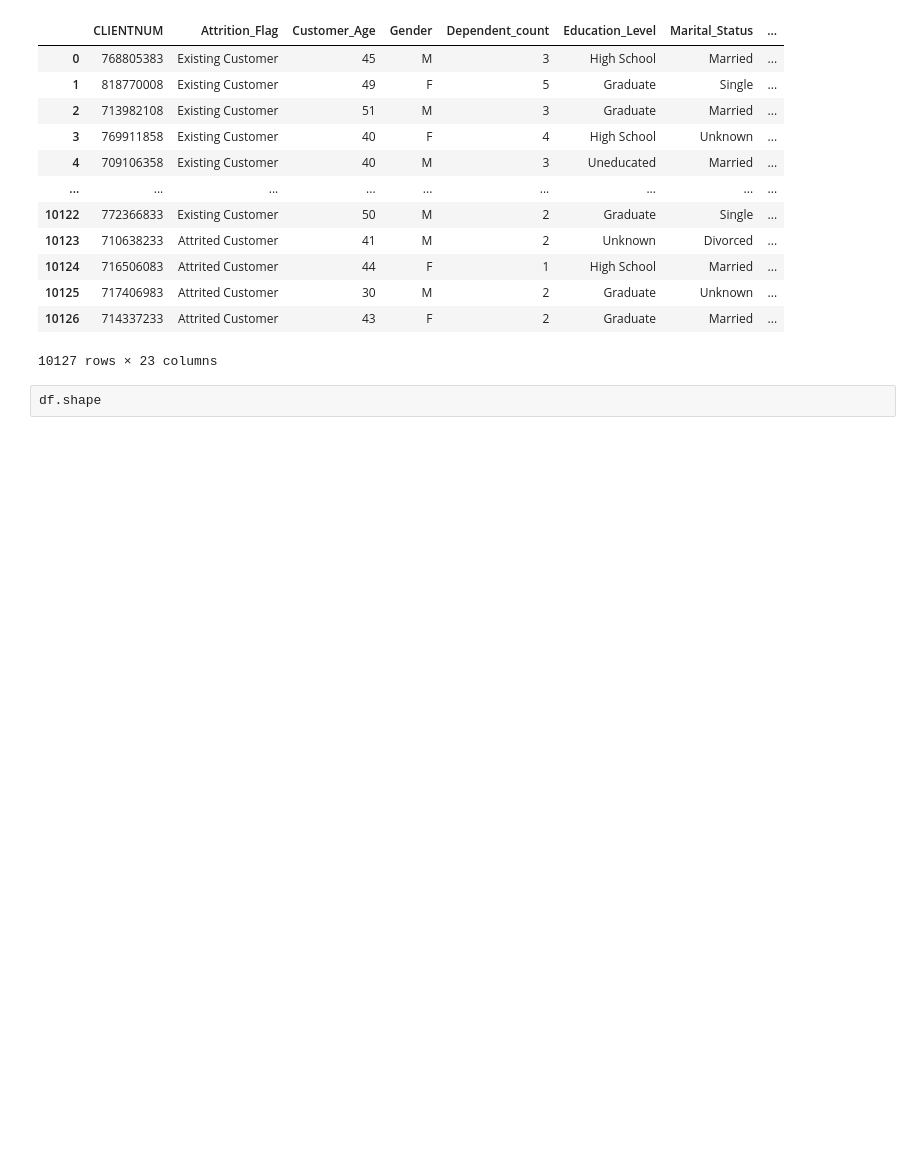
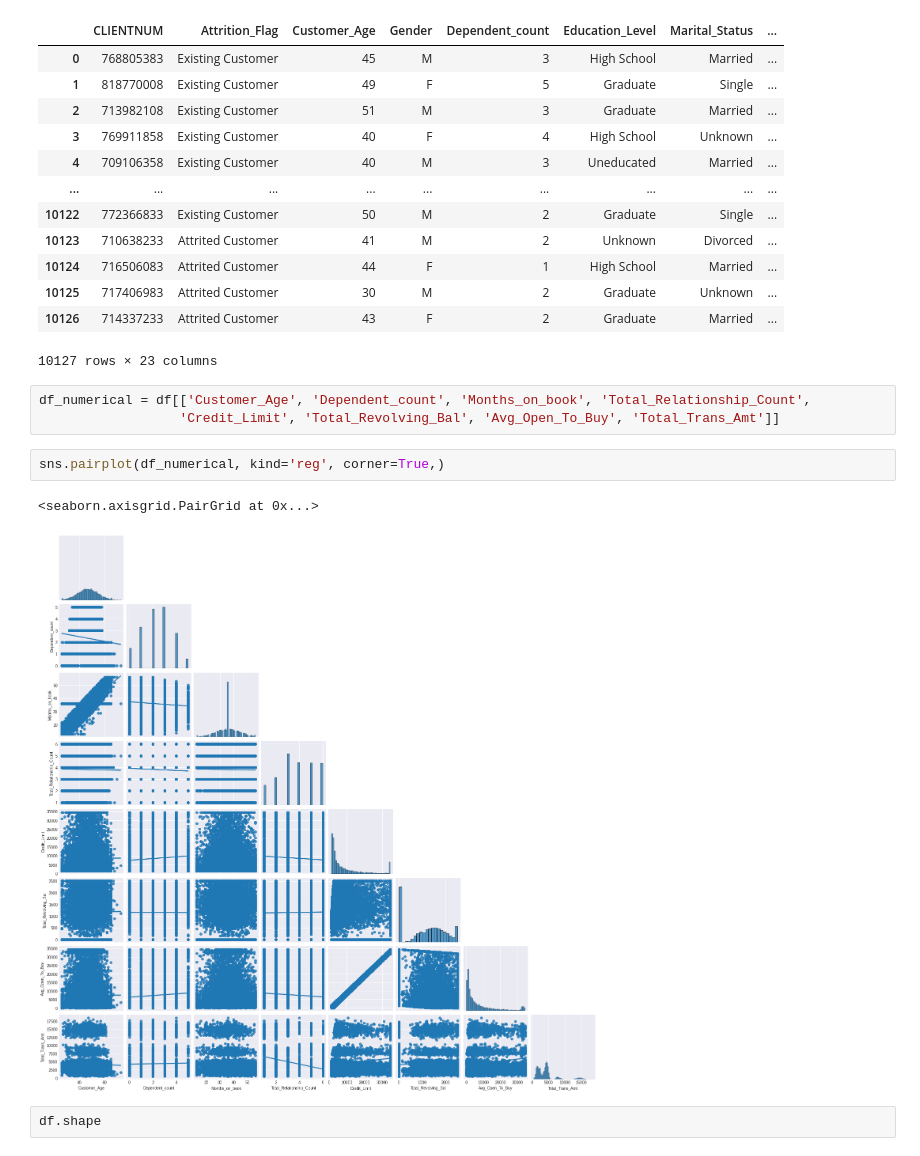
Before and after one commit to suphaporn7041/Data-analyst, a Jupyter notebook: BankChurners.ipynb, the cells around one changed output. Saved outputs shown, nothing was run; the diff lists cells and outputs as text; blank space fills up the shorter version.

```diff
--- a/BankChurners.ipynb
+++ b/BankChurners.ipynb
@@ -61,6 +57,14 @@ df
 | 10125 | 717406983 | Attrited Customer | 30 | M | 2 | Graduate | Unknown | ... |
 | 10126 | 714337233 | Attrited Customer | 43 | F | 2 | Graduate | Married | ... |
 10127 rows × 23 columns
+# %%
+df_numerical = df[['Customer_Age', 'Dependent_count', 'Months_on_book', 'Total_Relationship_Count',
+                  'Credit_Limit', 'Total_Revolving_Bal', 'Avg_Open_To_Buy', 'Total_Trans_Amt']]
+# %%
+sns.pairplot(df_numerical, kind='reg', corner=True,)
+# %% [output]
+<seaborn.axisgrid.PairGrid at 0x...>
+[figure, added]
 # %%
 df.shape
 # %% [output]
```
Also changed, not shown: parts of 102 cells of this notebook.
